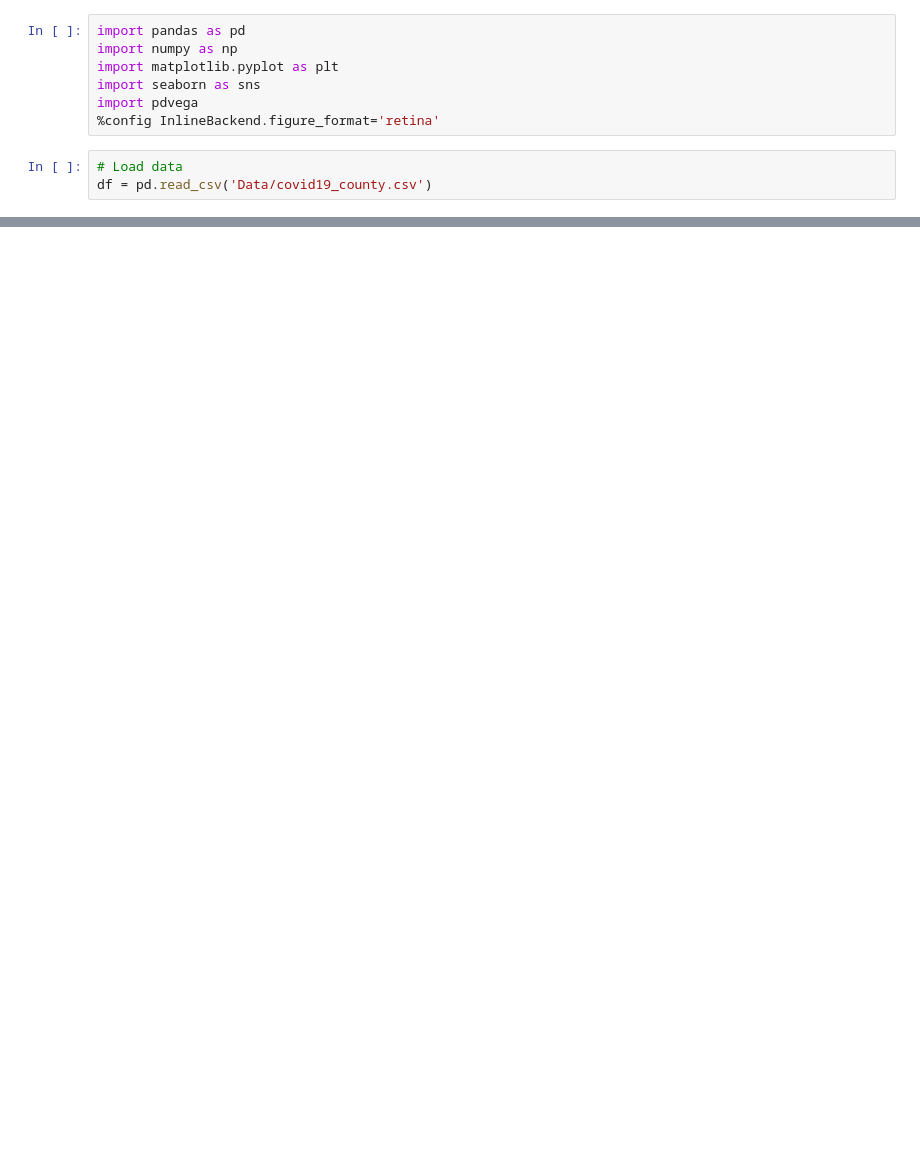
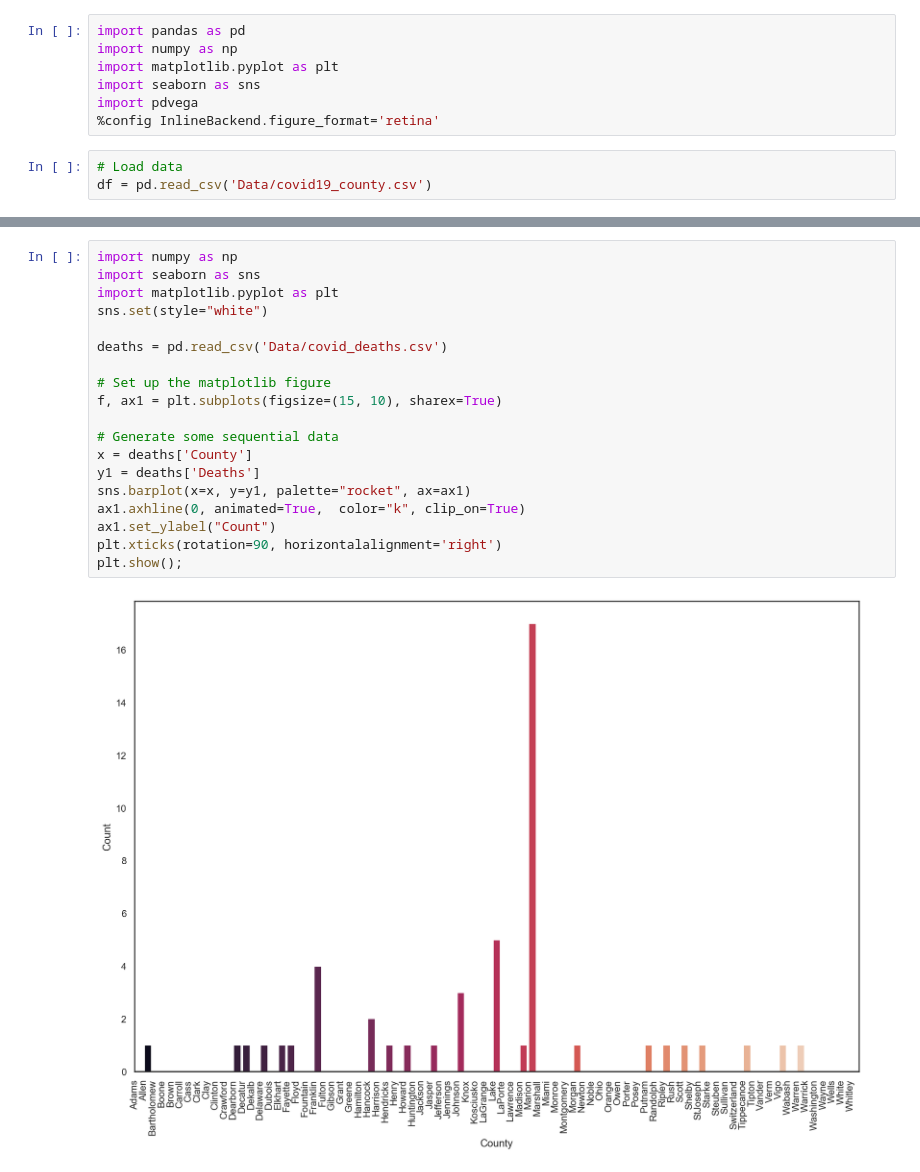
Before and after one commit to hilljtm/Indiana_covid19, a Jupyter notebook: counties.ipynb, the cells around one changed output, grey strips where cells are left out. Drawn from its saved outputs; the diff is of its cells as text; blank space fills up the shorter version.

Commit message:
more data ayy

```diff
--- a/counties.ipynb
+++ b/counties.ipynb
@@ -138,3 +138,24 @@ text = bars.mark_text(align='left', baseline='middle', dx=3).encode(text='Cases_
 (bars + text).properties(height=800, width=700)
 # %% [output]
 [interactive output not drawn]
+# %%
+import numpy as np
+import seaborn as sns
+import matplotlib.pyplot as plt
+sns.set(style="white")
+
+deaths = pd.read_csv('Data/covid_deaths.csv')
+
+# Set up the matplotlib figure
+f, ax1 = plt.subplots(figsize=(15, 10), sharex=True)
+
+# Generate some sequential data
+x = deaths['County']
+y1 = deaths['Deaths']
+sns.barplot(x=x, y=y1, palette="rocket", ax=ax1)
+ax1.axhline(0, animated=True,  color="k", clip_on=True)
+ax1.set_ylabel("Count")
+plt.xticks(rotation=90, horizontalalignment='right')
+plt.show();
+# %% [output]
+[figure, added]
```
Also changed, not shown: parts of 3 cells of this notebook, 3 other files.
